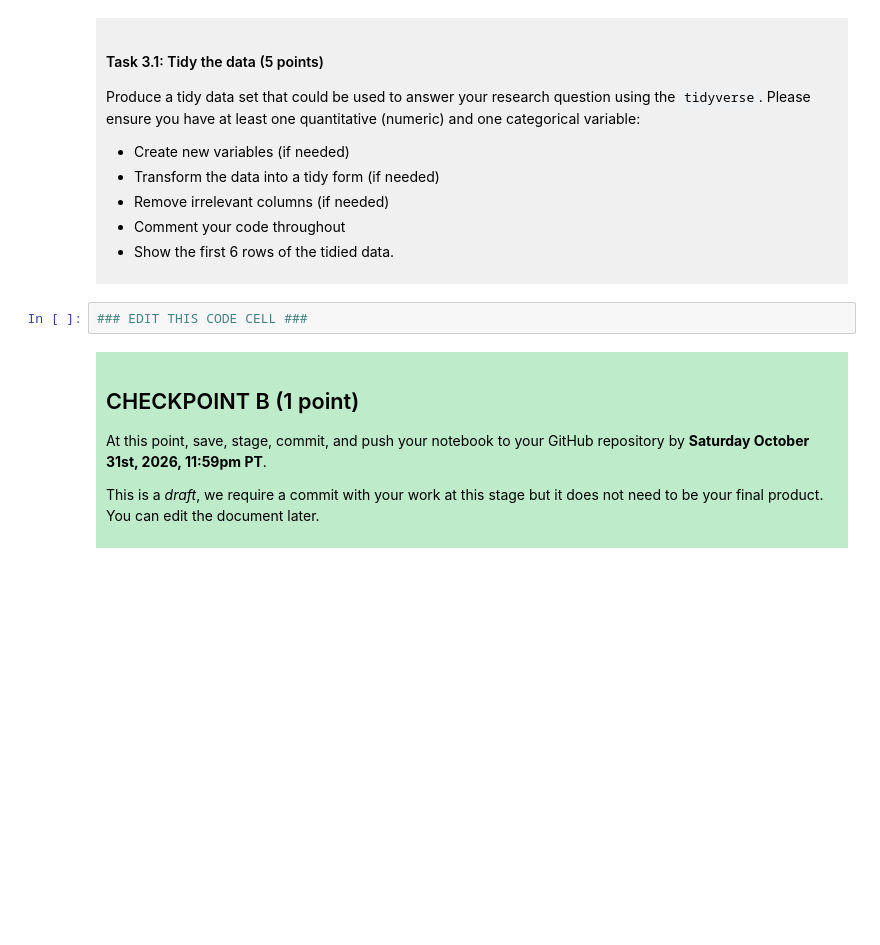
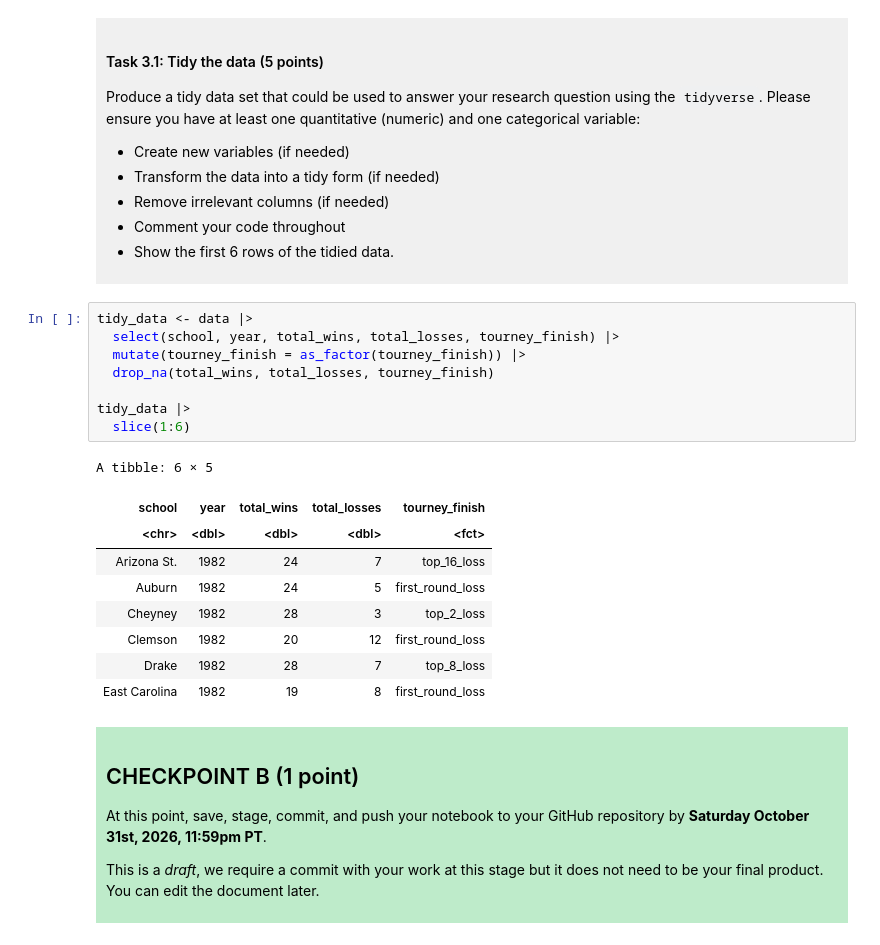
Before and after one commit to kellyluworks-tech/dsci-100-project-kelly-lu, a Jupyter notebook: dsci-100-project-notebook.ipynb, the cells around one changed output. Cells and saved outputs as stored; diff of their text form; blank space fills up the shorter version.

```diff
--- a/dsci-100-project-notebook.ipynb
+++ b/dsci-100-project-notebook.ipynb
@@ -189,7 +210,23 @@ Produce a tidy data set that could be used to answer your research question usin
 
 </div>
 # %%
-### EDIT THIS CODE CELL ###
+tidy_data <- data |>
+  select(school, year, total_wins, total_losses, tourney_finish) |>
+  mutate(tourney_finish = as_factor(tourney_finish)) |>
+  drop_na(total_wins, total_losses, tourney_finish)
+
+tidy_data |>
+  slice(1:6)
+# %% [output]
+A tibble: 6 × 5
+| school | year | total_wins | total_losses | tourney_finish |
+| <chr> | <dbl> | <dbl> | <dbl> | <fct> |
+| Arizona St. | 1982 | 24 | 7 | top_16_loss |
+| Auburn | 1982 | 24 | 5 | first_round_loss |
+| Cheyney | 1982 | 28 | 3 | top_2_loss |
+| Clemson | 1982 | 20 | 12 | first_round_loss |
+| Drake | 1982 | 28 | 7 | top_8_loss |
+| East Carolina | 1982 | 19 | 8 | first_round_loss |
 # %% [markdown]
 <div style="background-color: #beebca; padding: 10px;">
 
```
Also changed, not shown: parts of 3 cells of this notebook.
